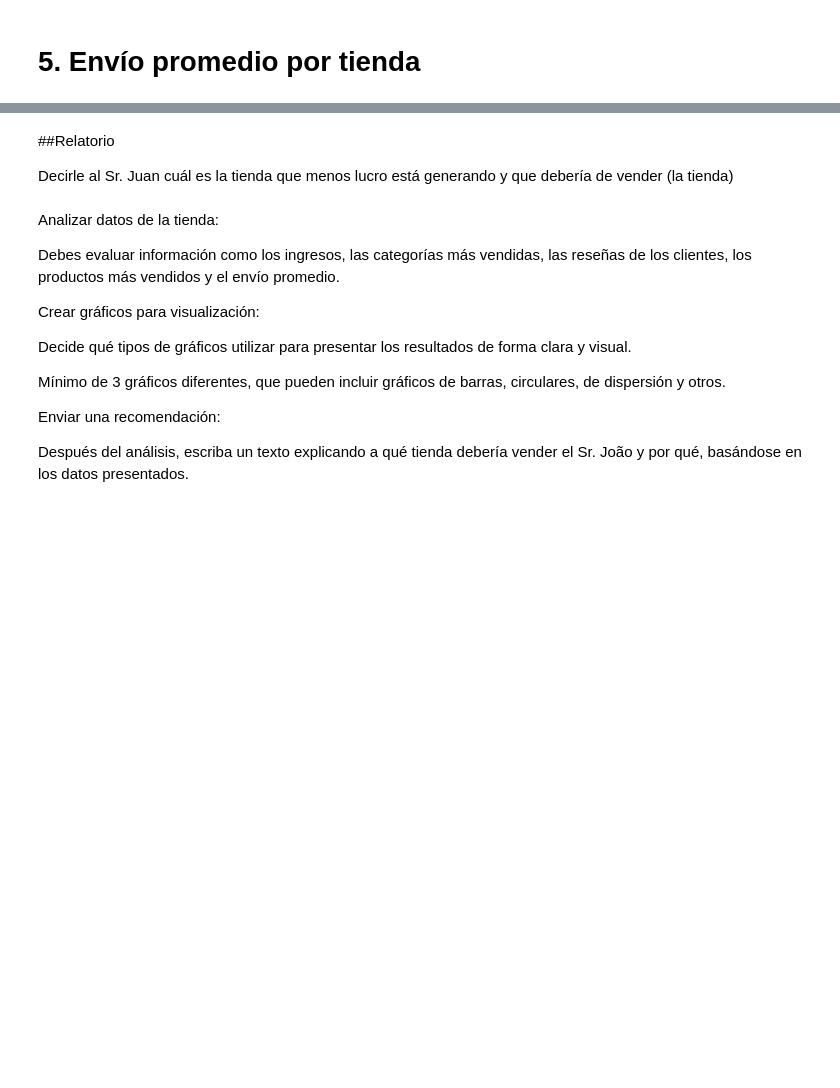
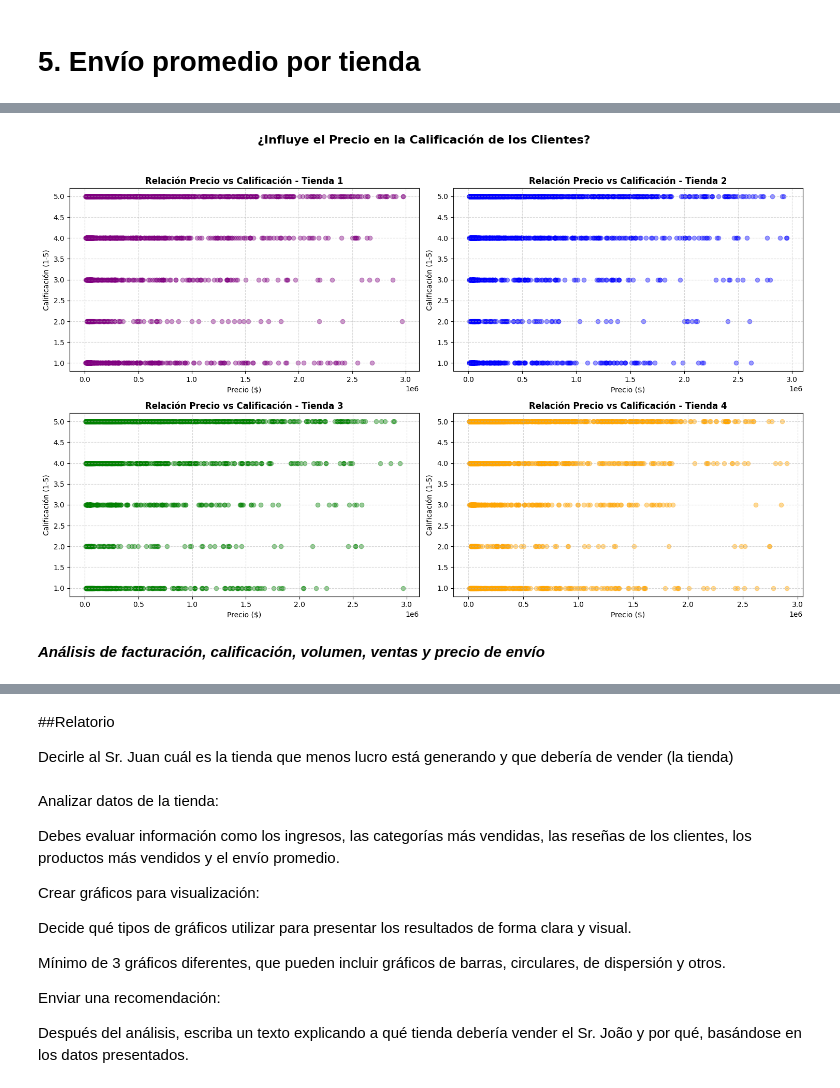
Before and after one commit to idabelZone/Proyecto-DA-AluraStoreLatam, a Jupyter notebook: AluraStoreLatam.ipynb, the cells around one changed output, grey strips where cells are left out. Cells and saved outputs as stored; diff of their text form; code cells hidden in the pictures; blank space fills up the shorter version.

```diff
--- a/AluraStoreLatam.ipynb
+++ b/AluraStoreLatam.ipynb
@@ -35,0 +305,23 @@ tienda.head()
+# %%
+import pandas as pd
+
+# Se crea una lista para guardar los resultados
+analisis_corr = []
+
+for df, nombre in [(tienda, "Tienda 1"), (tienda2, "Tienda 2"),
+                   (tienda3, "Tienda 3"), (tienda4, "Tienda 4")]:
+
+    # Se calcula la correlación (va de -1 a 1)
+    correlacion = df['Precio'].corr(df['Calificación'])
+
+    analisis_corr.append({
+        "Tienda": nombre,
+        "Correlación": round(correlacion, 4)
+    })
+
+df_corr = pd.DataFrame(analisis_corr)
+print("RESULTADOS DEL ANÁLISIS")
+display(df_corr)
+
+print("\n Interpretación: Si el número es cercano a 0 (como en este caso), significa que")
+print("el precio NO afecta la calificación. ¡Los clientes son igual de exigentes con lo barato y lo caro!")
@@ -35,0 +337,24 @@ tienda.head()
+# %%
+import matplotlib.pyplot as plt
+
+# Se crea una cuadrícula de 2x2
+fig, axes = plt.subplots(2, 2, figsize=(15, 10))
+axes = axes.flatten()
+
+lista_tiendas = [(tienda, "Tienda 1", "purple"), (tienda2, "Tienda 2", "blue"),
+                 (tienda3, "Tienda 3", "green"), (tienda4, "Tienda 4", "orange")]
+
+for i, (df, nombre, color) in enumerate(lista_tiendas):
+    axes[i].scatter(df['Precio'], df['Calificación'], alpha=0.4, c=color)
+    axes[i].set_title(f'Relación Precio vs Calificación - {nombre}', fontweight='bold')
+    axes[i].set_xlabel('Precio ($)')
+    axes[i].set_ylabel('Calificación (1-5)')
+    axes[i].grid(True, linestyle='--', alpha=0.5)
+
+plt.suptitle('¿Influye el Precio en la Calificación de los Clientes?', fontsize=16, fontweight='bold')
+plt.tight_layout(rect=[0, 0.03, 1, 0.95])
+plt.show()
+# %% [output]
+[figure, added]
+# %% [markdown]
+***Análisis de facturación, calificación, volumen, ventas y precio de envío***
```
Also changed, not shown: parts of 15 cells of this notebook.
